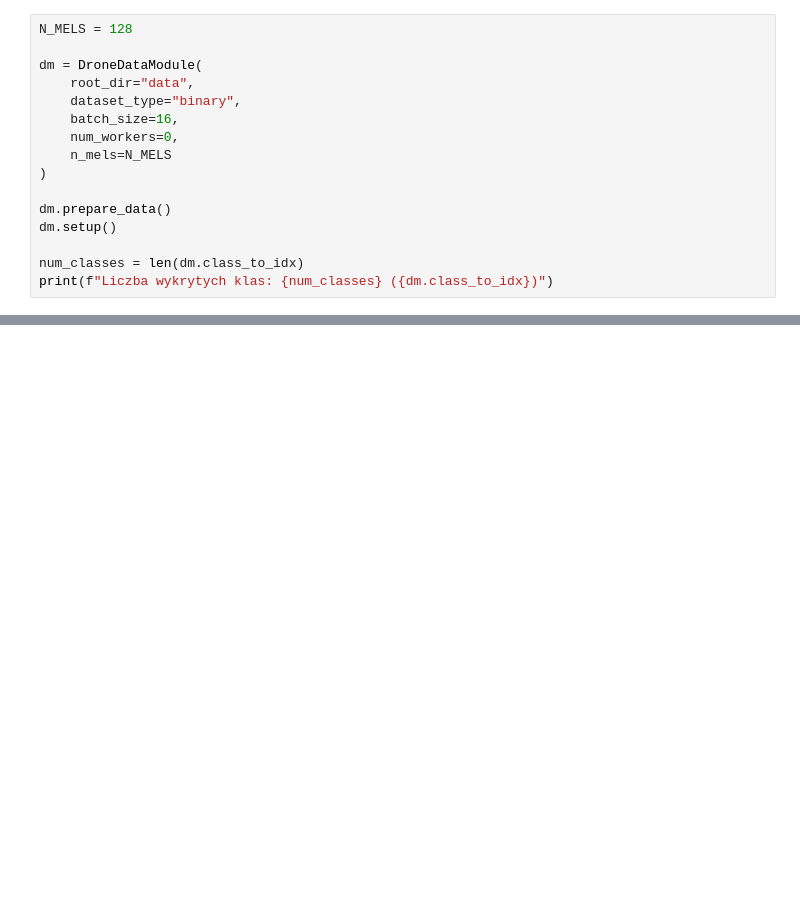
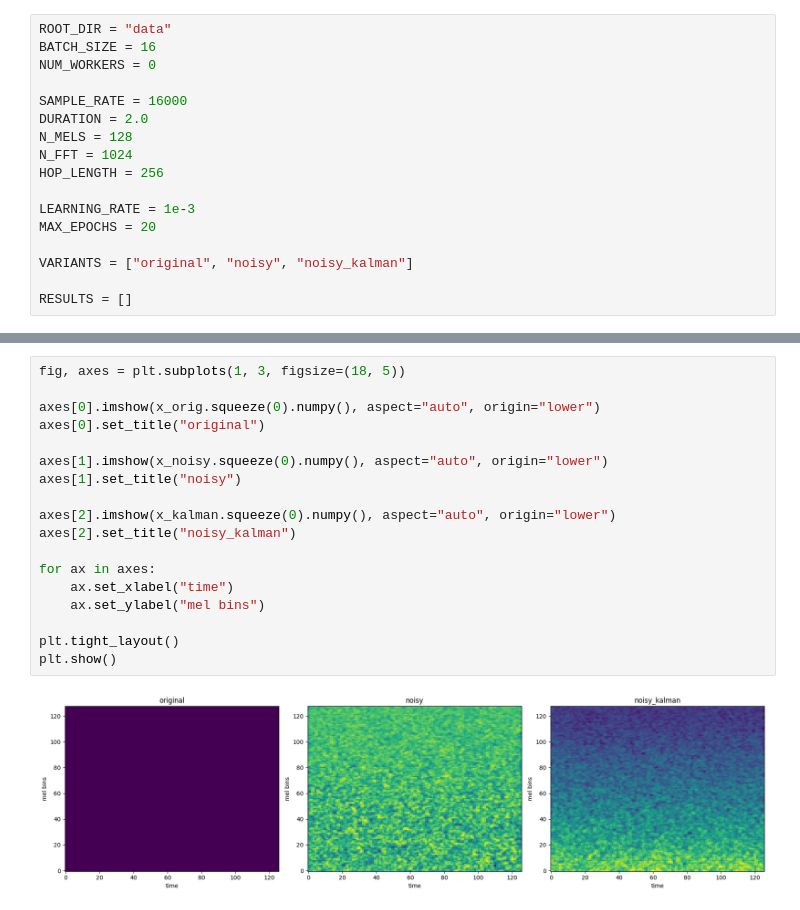
Before and after one commit to MarcinJanis/AnomalyDetection, a Jupyter notebook: training.ipynb, the cells around one changed output, grey strips where cells are left out. Cells and saved outputs as stored; diff of their text form; blank space fills up the shorter version.

Commit message:
Kalman filter and noise

```diff
--- a/training.ipynb
+++ b/training.ipynb
@@ -18,18 +20,19 @@ pl.seed_everything(42)
 Seed set to 42
 42
 # %%
+ROOT_DIR = "data"
+BATCH_SIZE = 16
+NUM_WORKERS = 0
+
+SAMPLE_RATE = 16000
+DURATION = 2.0
 N_MELS = 128
+N_FFT = 1024
+HOP_LENGTH = 256
 
-dm = DroneDataModule(
-    root_dir="data",
-    dataset_type="binary",
-    batch_size=16,
-    num_workers=0,
-    n_mels=N_MELS
-)
+LEARNING_RATE = 1e-3
+MAX_EPOCHS = 20
 
-dm.prepare_data()
-dm.setup()
+VARIANTS = ["original", "noisy", "noisy_kalman"]
 
-num_classes = len(dm.class_to_idx)
-print(f"Liczba wykrytych klas: {num_classes} ({dm.class_to_idx})")
+RESULTS = []
@@ -69 +180,21 @@ logger = CSVLogger("logs", name="drone_detection_mamba")
+# %%
+fig, axes = plt.subplots(1, 3, figsize=(18, 5))
+
+axes[0].imshow(x_orig.squeeze(0).numpy(), aspect="auto", origin="lower")
+axes[0].set_title("original")
+
+axes[1].imshow(x_noisy.squeeze(0).numpy(), aspect="auto", origin="lower")
+axes[1].set_title("noisy")
+
+axes[2].imshow(x_kalman.squeeze(0).numpy(), aspect="auto", origin="lower")
+axes[2].set_title("noisy_kalman")
+
+for ax in axes:
+    ax.set_xlabel("time")
+    ax.set_ylabel("mel bins")
+
+plt.tight_layout()
+plt.show()
+# %% [output]
+[figure, added]
 # %%
```
Also changed, not shown: parts of 16 cells of this notebook, 25 other files.
